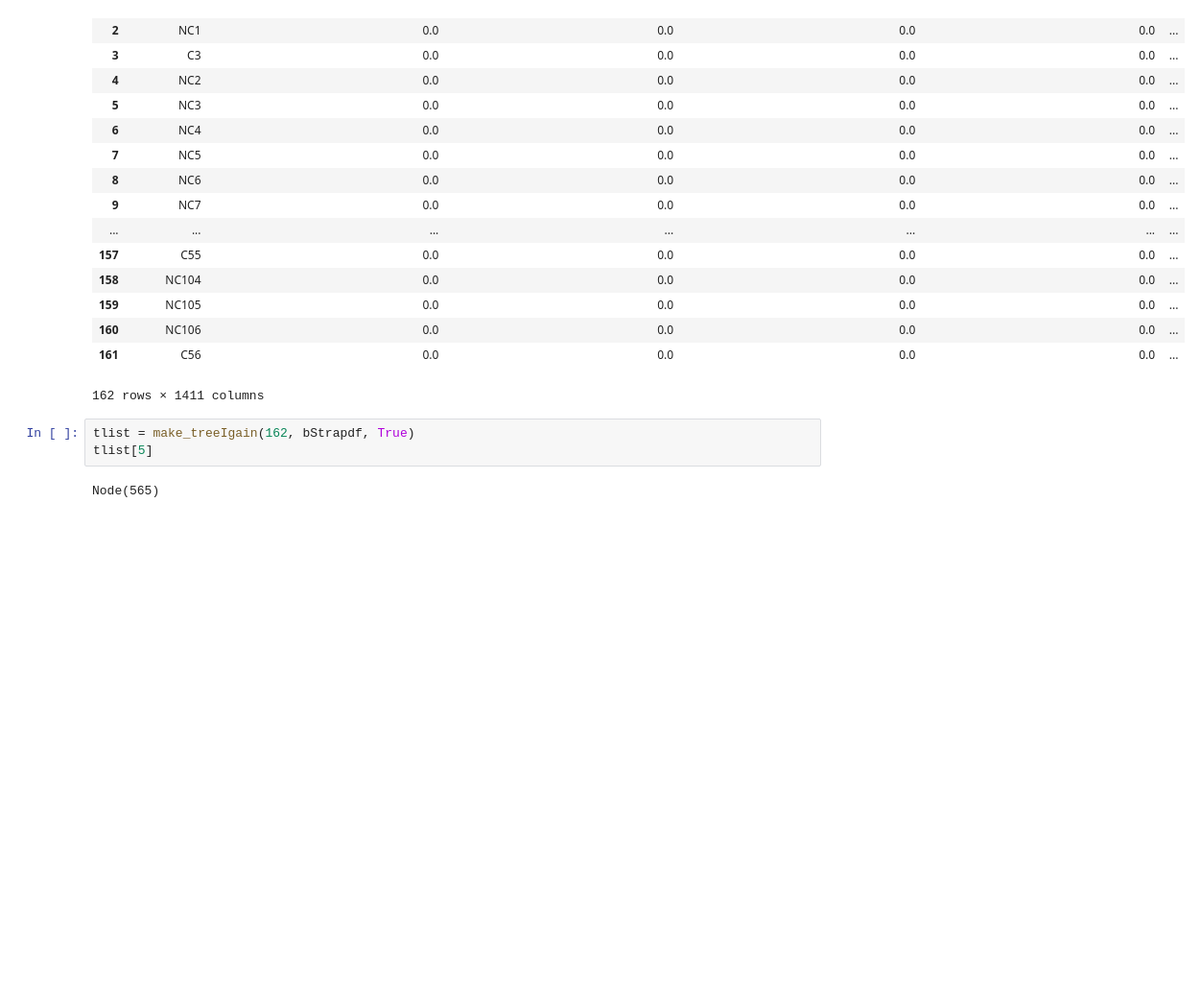
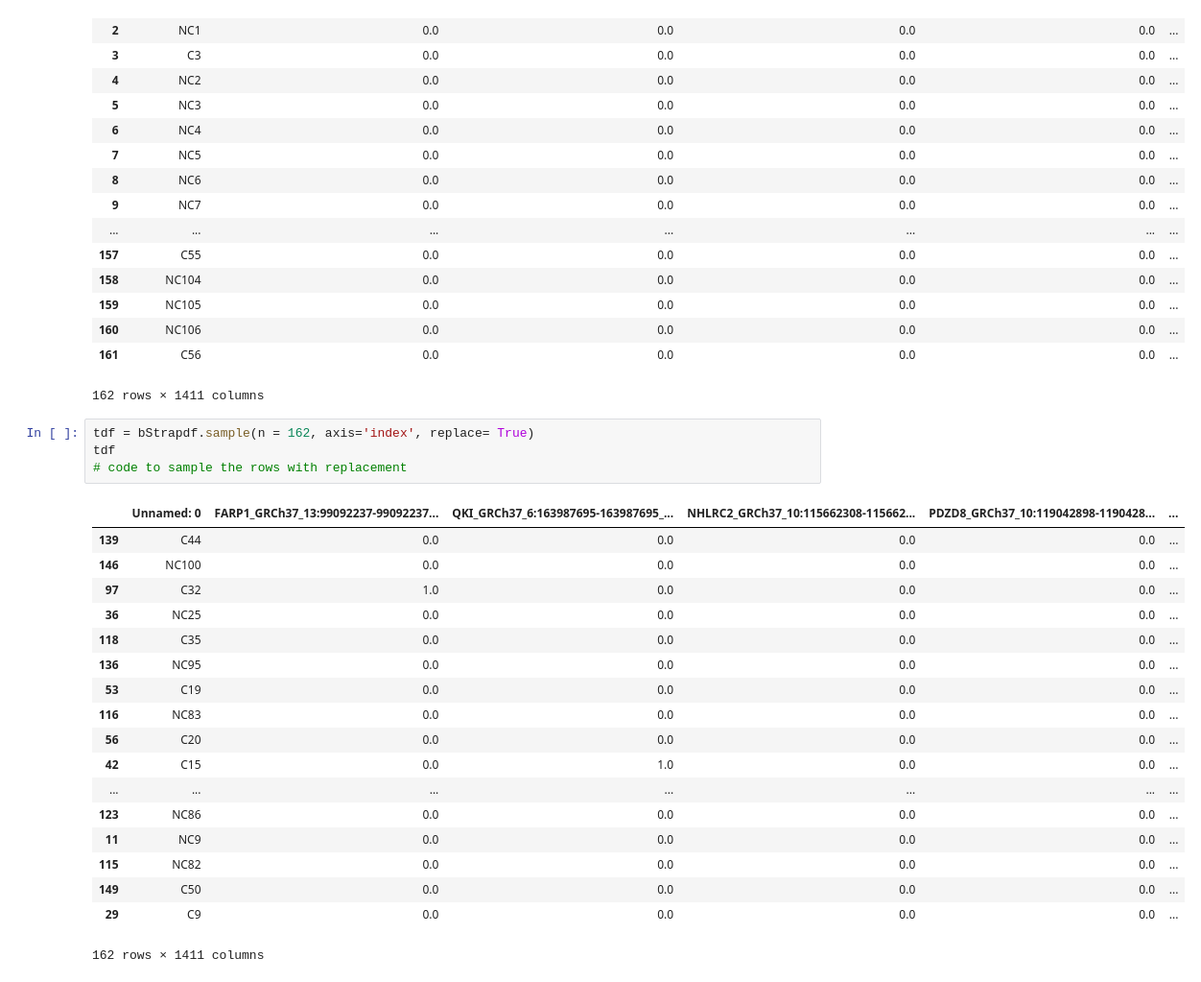
Before and after one commit to GmcgeeCodes/DataMining, a Jupyter notebook: mutationsProj1.0.ipynb, the cells around one changed output. Shown at 96% size. Drawn from its saved outputs; the diff is of its cells as text; blank space fills up the shorter version.

```diff
--- a/mutationsProj1.0.ipynb
+++ b/mutationsProj1.0.ipynb
@@ -1292,7 +1480,25 @@ bStrapdf
 | 161 | C56 | 0.0 | 0.0 | 0.0 | 0.0 | ... |
 162 rows × 1411 columns
 # %%
-tlist = make_treeIgain(162, bStrapdf, True)
-tlist[5]
+tdf = bStrapdf.sample(n = 162, axis='index', replace= True)
+tdf
+# code to sample the rows with replacement
 # %% [output]
+|  | Unnamed: 0 | FARP1_GRCh37_13:99092237-99092237... | QKI_GRCh37_6:163987695-163987695_... | NHLRC2_GRCh37_10:115662308-115662... | PDZD8_GRCh37_10:119042898-1190428... | ... |
+| 139 | C44 | 0.0 | 0.0 | 0.0 | 0.0 | ... |
+| 146 | NC100 | 0.0 | 0.0 | 0.0 | 0.0 | ... |
+| 97 | C32 | 1.0 | 0.0 | 0.0 | 0.0 | ... |
+| 36 | NC25 | 0.0 | 0.0 | 0.0 | 0.0 | ... |
+| 118 | C35 | 0.0 | 0.0 | 0.0 | 0.0 | ... |
+| 136 | NC95 | 0.0 | 0.0 | 0.0 | 0.0 | ... |
+| 53 | C19 | 0.0 | 0.0 | 0.0 | 0.0 | ... |
+| 116 | NC83 | 0.0 | 0.0 | 0.0 | 0.0 | ... |
+| 56 | C20 | 0.0 | 0.0 | 0.0 | 0.0 | ... |
+| 42 | C15 | 0.0 | 1.0 | 0.0 | 0.0 | ... |
+| ... | ... | ... | ... | ... | ... | ... |
+| 123 | NC86 | 0.0 | 0.0 | 0.0 | 0.0 | ... |
+| 11 | NC9 | 0.0 | 0.0 | 0.0 | 0.0 | ... |
+| 115 | NC82 | 0.0 | 0.0 | 0.0 | 0.0 | ... |
+| 149 | C50 | 0.0 | 0.0 | 0.0 | 0.0 | ... |
+| 29 | C9 | 0.0 | 0.0 | 0.0 | 0.0 | ... |
-Node(565)
+162 rows × 1411 columns
```
Also changed, not shown: parts of 40 cells of this notebook.
